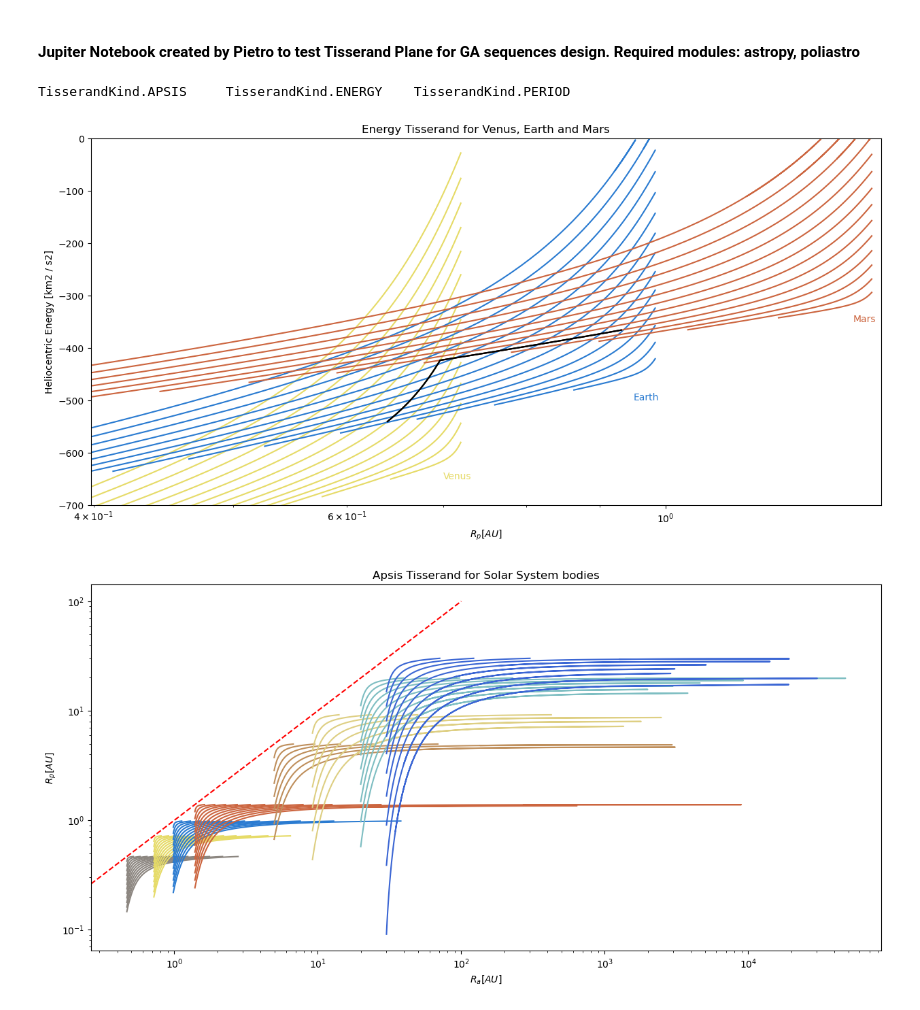
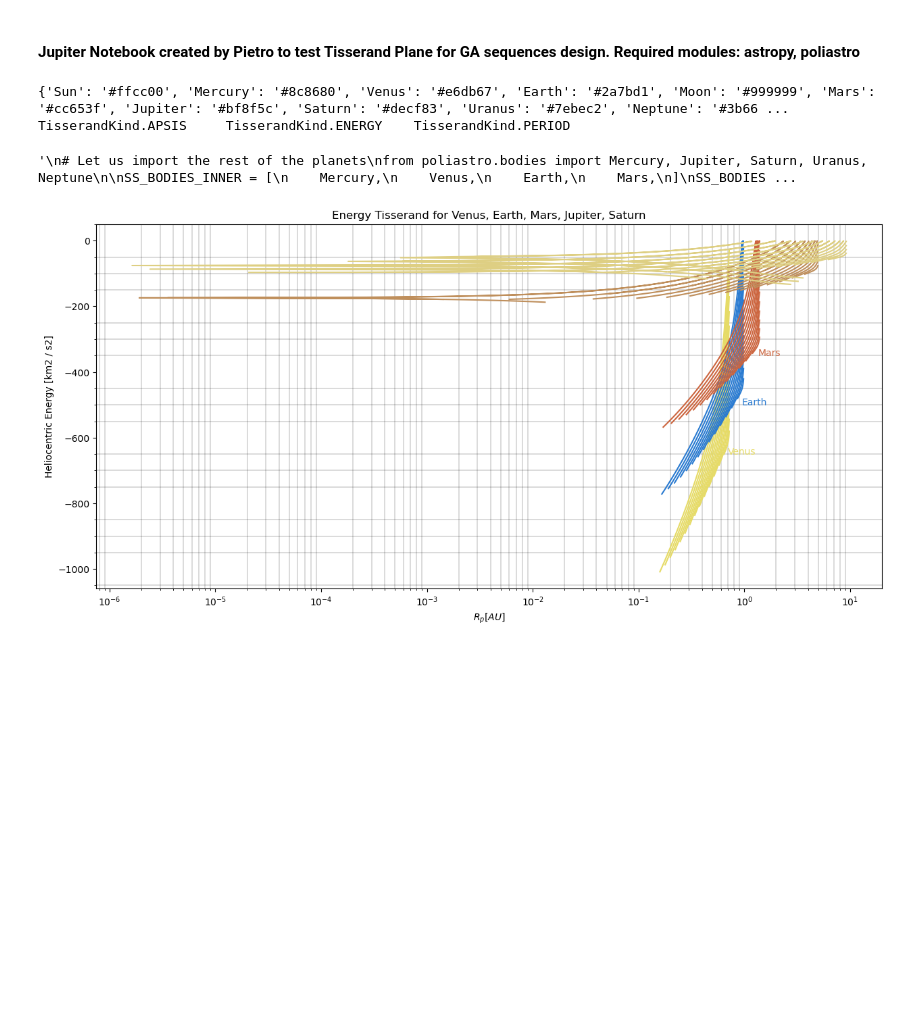
Before and after one commit to PeterCalifano/EPOPEA_project_repo, a Jupyter notebook: MA/TisserandPlaneTest.ipynb, the cells around one changed output. Drawn from its saved outputs; the diff is of its cells as text; code cells hidden in the pictures; blank space fills up the shorter version.

Commit message:
Tisserand Planes for GA sequence definitions, Trajectory design script (to be coded), B-plane basic code.

```diff
--- a/MA/TisserandPlaneTest.ipynb
+++ b/MA/TisserandPlaneTest.ipynb
@@ -5,10 +5,13 @@ from astropy import units as u
 from matplotlib import pyplot as plt
 import numpy as np
 
-from poliastro.bodies import Venus, Earth, Mars
+from poliastro.bodies import Venus, Earth, Mars, Jupiter, Saturn
 from poliastro.plotting.tisserand import TisserandPlotter, TisserandKind
 from poliastro.plotting._base import BODY_COLORS
 
+
+
+print(BODY_COLORS)
 
 # Show all possible Tisserand kinds
 for kind in TisserandKind:
@@ -16,18 +19,22 @@ for kind in TisserandKind:
 
 # Build custom axis
 fig, ax = plt.subplots(1, 1, figsize=(15, 7))
-ax.set_title("Energy Tisserand for Venus, Earth and Mars")
+ax.set_title("Energy Tisserand for Venus, Earth, Mars, Jupiter, Saturn")
 ax.set_xlabel("$R_{p} [AU]$")
 ax.set_ylabel("Heliocentric Energy [km2 / s2]")
 ax.set_xscale("log")
-ax.set_xlim(10**-0.4, 10**0.15)
-ax.set_ylim(-700, 0)
+#ax.set_xlim(10**-0.4, 10**0.15)
+#ax.set_ylim(-700, 0)
+ax.grid(which='major', color='black', linewidth=0.6)
+ax.grid(which='minor', color='black', linewidth=0.2)
+ax.minorticks_on()
+ax.grid()
 
 # Generate a Tisserand plotter using [Specific Energy VS. Periapsis] plot
 tp = TisserandPlotter(axes=ax, kind=TisserandKind.ENERGY)
 
 # Plot Tisserand lines within 1km/s and 10km/s
-for planet in [Venus, Earth, Mars]:
+for planet in [Venus, Earth, Mars, Jupiter, Saturn]:
     ax = tp.plot(planet, (1, 14) * u.km / u.s, num_contours=14)
 
 # Let us label previous figure
@@ -35,6 +42,7 @@ tp.ax.text(0.70, -650, "Venus", color=BODY_COLORS["Venus"])
 tp.ax.text(0.95, -500, "Earth", color=BODY_COLORS["Earth"])
 tp.ax.text(1.35, -350, "Mars", color=BODY_COLORS["Mars"])
 
+'''
 # Plot final desired path by making use of `plot_line` method
 ax = tp.plot_line(
     Venus,
@@ -48,8 +56,8 @@ ax = tp.plot_line(
     alpha_lim=(119 * np.pi / 180, 164 * np.pi / 180),
     color="black",
 )
-
-
+'''
+'''
 # Let us import the rest of the planets
 from poliastro.bodies import Mercury, Jupiter, Saturn, Uranus, Neptune
 
@@ -66,32 +74,36 @@ SS_BODIES_OUTTER = [
     Neptune,
 ]
 
 # Prellocate Tisserand figure
 fig, ax = plt.subplots(1, 1, figsize=(15, 7))
 ax.set_title("Apsis Tisserand for Solar System bodies")
 ax.set_xlabel("$R_{a} [AU]$")
 ax.set_ylabel("$R_{p} [AU]$")
 ax.set_xscale("log")
 ax.set_yscale("log")
 
 # Build tisserand
 tp = TisserandPlotter(axes=ax, kind=TisserandKind.APSIS)
 
 # Show perfect circular orbits
 r = np.linspace(0, 10**2) * u.AU
 tp.ax.plot(r, r, linestyle="--", color="red")
 
 # Generate lines for inner planets
 for planet in SS_BODIES_INNER:
     tp.plot(planet, (1, 12) * u.km / u.s, num_contours=12)
 
 # Generate lines for outter planets
 for planet in SS_BODIES_OUTTER:
     if planet == Jupiter or planet == Saturn:
         tp.plot(planet, (1, 7) * u.km / u.s, num_contours=7)
     else:
         tp.plot(planet, (1, 5) * u.km / u.s, num_contours=10)
+
+
+'''
 # %% [output]
+{'Sun': '#ffcc00', 'Mercury': '#8c8680', 'Venus': '#e6db67', 'Earth': '#2a7bd1', 'Moon': '#999999', 'Mars': '#cc653f', 'Jupiter': '#bf8f5c', 'Saturn': '#decf83', 'Uranus': '#7ebec2', 'Neptune': '#3b66 ...
 TisserandKind.APSIS     TisserandKind.ENERGY    TisserandKind.PERIOD
+'\n# Let us import the rest of the planets\nfrom poliastro.bodies import Mercury, Jupiter, Saturn, Uranus, Neptune\n\nSS_BODIES_INNER = [\n    Mercury,\n    Venus,\n    Earth,\n    Mars,\n]\nSS_BODIES ...
-[figure, old version]
+[figure, new version]
-[figure, removed]
```
Also changed, not shown: parts of 3 cells of this notebook, 6 other files.
